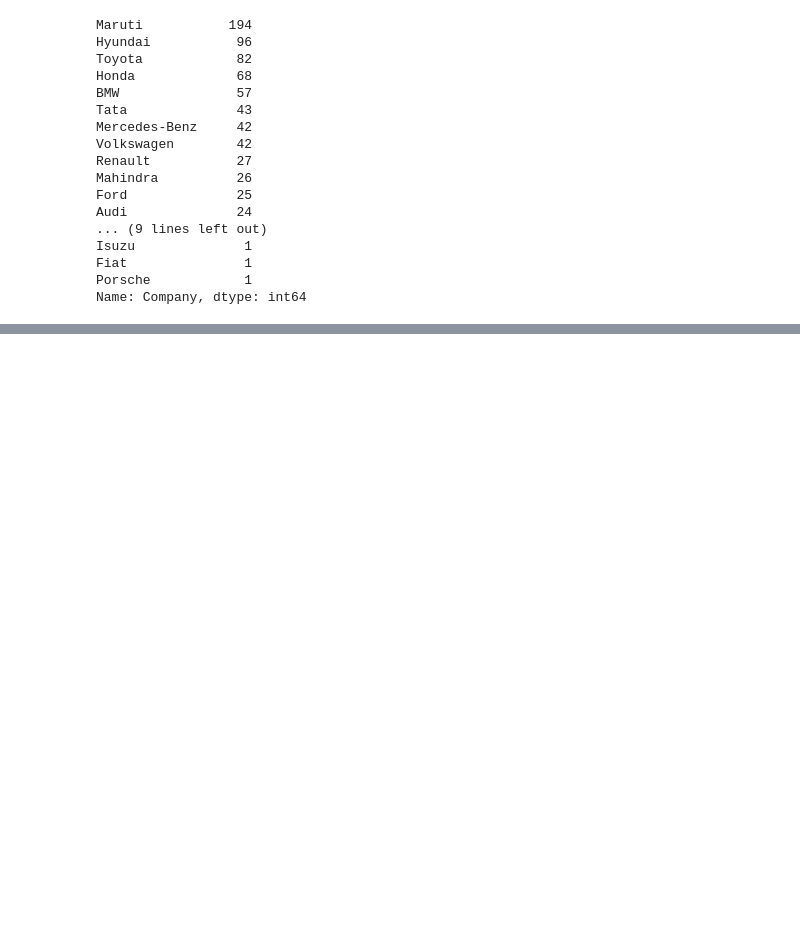
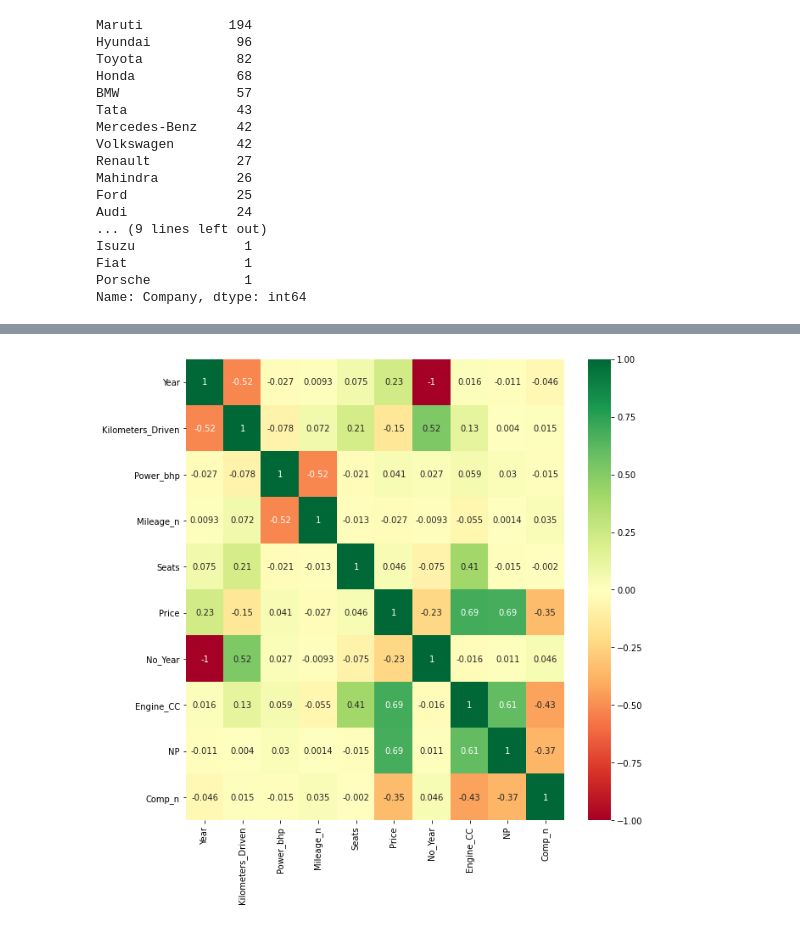
Before and after one commit to ranjeet964/Car-resell-price-prediction, a Jupyter notebook: new price model.ipynb, the cells around one changed output, grey strips where cells are left out. Saved outputs shown, nothing was run; the diff lists cells and outputs as text; code cells hidden in the pictures; blank space fills up the shorter version.

```diff
--- a/new price model.ipynb
+++ b/new price model.ipynb
@@ -59,7 +59,8 @@ Data columns (total 16 columns):
 dtypes: float64(4), int64(5), object(7)
 memory usage: 103.1+ KB
 # %%
-corrmap = df.corr()
-top_corr_feat = corrmap.index
-plt.figure(figsize=(10,10))
-g = sns.heatmap(df[top_corr_feat].corr(), annot=True, cmap='RdYlGn')
+def plot_corr(df):
+    corrmap = df.corr()
+    top_corr_feat = corrmap.index
+    plt.figure(figsize=(10,10))
+    g = sns.heatmap(df[top_corr_feat].corr(), annot=True, cmap='RdYlGn')
@@ -85,3 +88,5 @@ Isuzu              1
 Fiat               1
 Porsche            1
 Name: Company, dtype: int64
+# %%
+comp_dict = dict(df['Company'].value_counts())
@@ -87,0 +128,6 @@ Name: Company, dtype: int64
+# %%
+def add_comp_freq(cols):
+    for i in cols:
+        return comp_dict[i]
+# %%
+df['Comp_n'] = df[['Company']].apply(add_comp_freq, axis=1)
@@ -87,0 +150,4 @@ Name: Company, dtype: int64
+# %%
+plot_corr(df)
+# %% [output]
+[figure, added]
```
Also changed, not shown: parts of 33 cells of this notebook, 1 other file.
